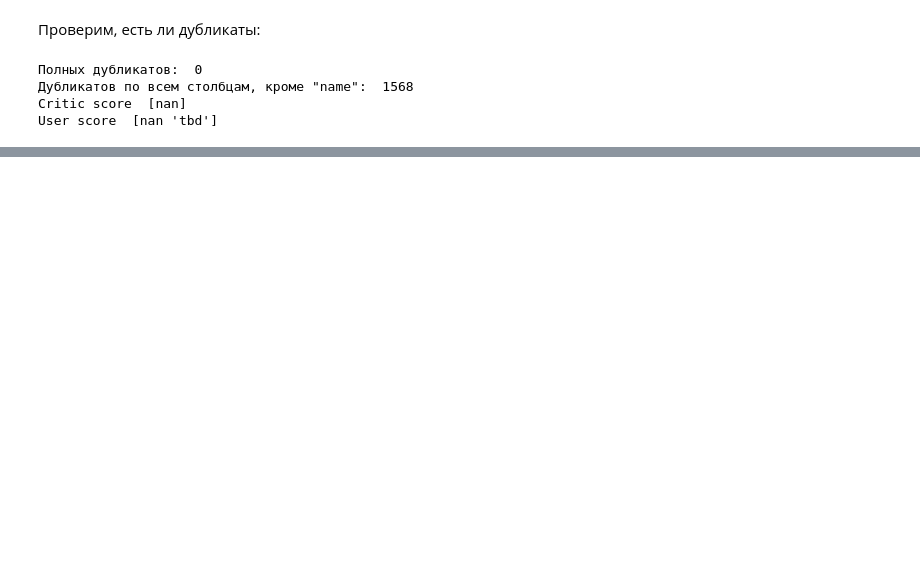
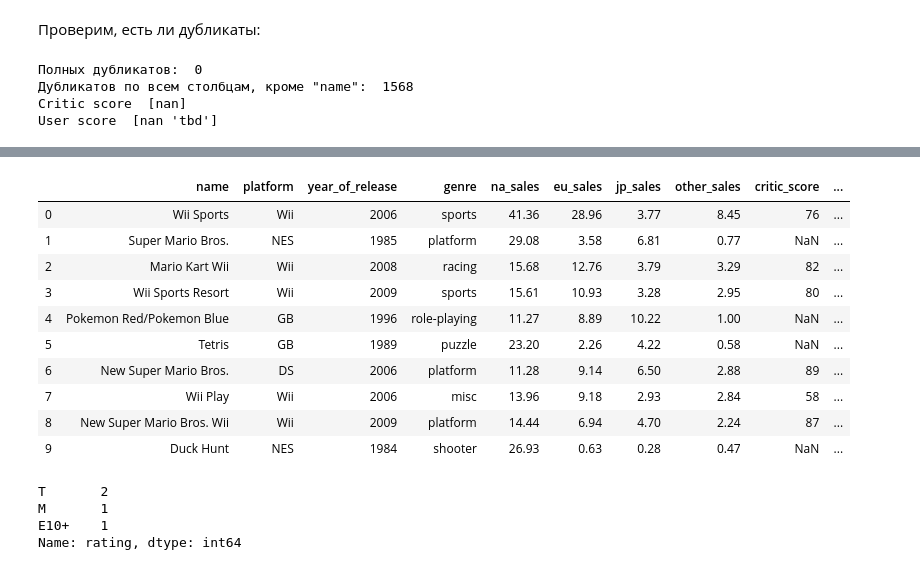
Before and after one commit to omirosh/yandex_practicum, a Jupyter notebook: games/miroshnichenko_intermediate_project.ipynb, the cells around one changed output, grey strips where cells are left out. Drawn from its saved outputs; the diff is of its cells as text; code cells hidden in the pictures; blank space fills up the shorter version.

```diff
--- a/games/miroshnichenko_intermediate_project.ipynb
+++ b/games/miroshnichenko_intermediate_project.ipynb
@@ -241,0 +282,25 @@ memory usage: 1.4+ MB
+# %%
+def total_sales(row):
+    return row['na_sales'] +row['eu_sales'] + row['jp_sales'] + row['other_sales']
+
+games['total_sales'] = games.apply(total_sales, axis=1)
+games.head(10)
+# %% [output]
+|  | name | platform | year_of_release | genre | na_sales | eu_sales | jp_sales | other_sales | critic_score | ... |
+| 0 | Wii Sports | Wii | 2006 | sports | 41.36 | 28.96 | 3.77 | 8.45 | 76 | ... |
+| 1 | Super Mario Bros. | NES | 1985 | platform | 29.08 | 3.58 | 6.81 | 0.77 | NaN | ... |
+| 2 | Mario Kart Wii | Wii | 2008 | racing | 15.68 | 12.76 | 3.79 | 3.29 | 82 | ... |
+| 3 | Wii Sports Resort | Wii | 2009 | sports | 15.61 | 10.93 | 3.28 | 2.95 | 80 | ... |
+| 4 | Pokemon Red/Pokemon Blue | GB | 1996 | role-playing | 11.27 | 8.89 | 10.22 | 1.00 | NaN | ... |
+| 5 | Tetris | GB | 1989 | puzzle | 23.20 | 2.26 | 4.22 | 0.58 | NaN | ... |
+| 6 | New Super Mario Bros. | DS | 2006 | platform | 11.28 | 9.14 | 6.50 | 2.88 | 89 | ... |
+| 7 | Wii Play | Wii | 2006 | misc | 13.96 | 9.18 | 2.93 | 2.84 | 58 | ... |
+| 8 | New Super Mario Bros. Wii | Wii | 2009 | platform | 14.44 | 6.94 | 4.70 | 2.24 | 87 | ... |
+| 9 | Duck Hunt | NES | 1984 | shooter | 26.93 | 0.63 | 0.28 | 0.47 | NaN | ... |
+# %%
+games.query('year_of_release < 1994')['rating'].value_counts()
+# %% [output]
+T       2
+M       1
+E10+    1
+Name: rating, dtype: int64
```
Also changed, not shown: parts of 24 cells of this notebook.
